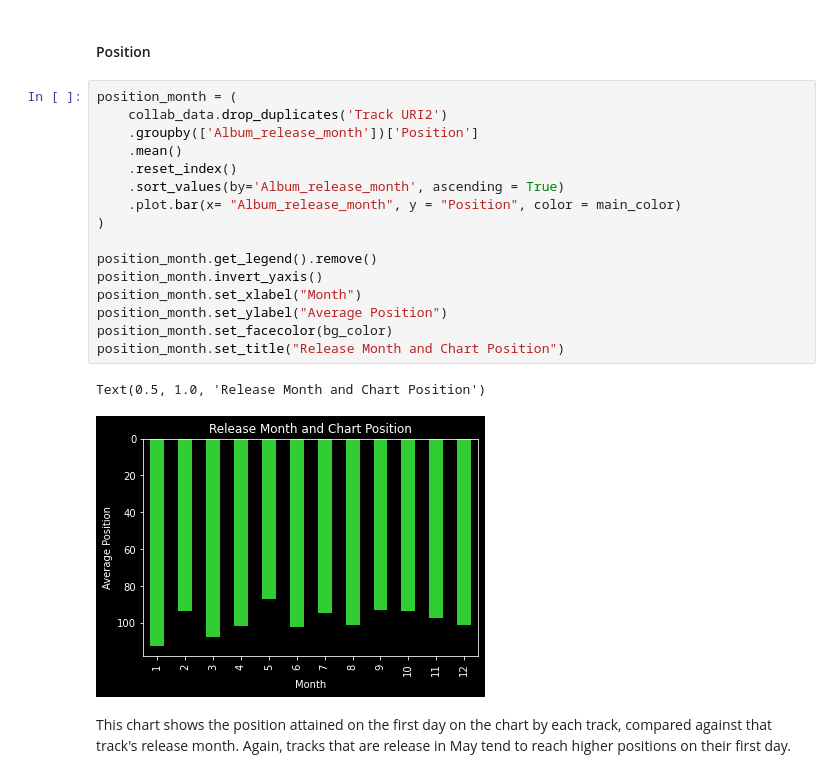
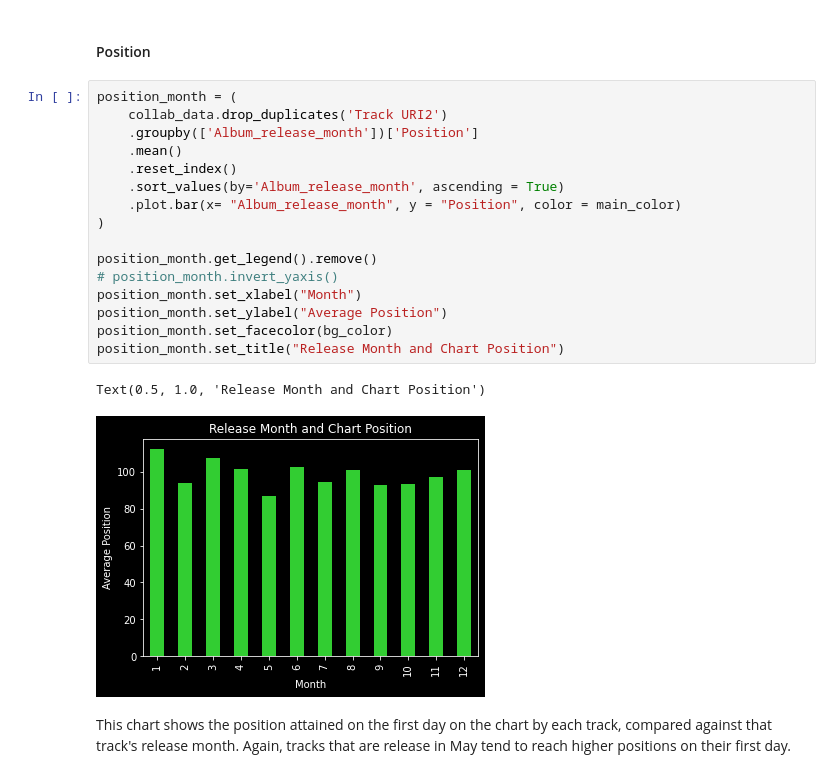
Before and after one commit to PeterGarcia95/spotify_collabs, a Jupyter notebook: Final EDA_MH.ipynb, the cells around one changed output. Drawn from its saved outputs; the diff is of its cells as text.

```diff
--- a/Final EDA_MH.ipynb
+++ b/Final EDA_MH.ipynb
@@ -853,22 +853,22 @@ This chart shows the frequency of release months for each track in the data (eac
 # %%
 position_month = (
     collab_data.drop_duplicates('Track URI2')
     .groupby(['Album_release_month'])['Position']
     .mean()
     .reset_index()
     .sort_values(by='Album_release_month', ascending = True)
     .plot.bar(x= "Album_release_month", y = "Position", color = main_color)
 )
 
 position_month.get_legend().remove()
-position_month.invert_yaxis()
+# position_month.invert_yaxis()
 position_month.set_xlabel("Month")
 position_month.set_ylabel("Average Position")
 position_month.set_facecolor(bg_color)
 position_month.set_title("Release Month and Chart Position")
 # %% [output]
 Text(0.5, 1.0, 'Release Month and Chart Position')
-[figure, old version]
+[figure, new version]
 # %% [markdown]
 This chart shows the position attained on the first day on the chart by each track, compared against that track's release month. Again, tracks that are release in May tend to reach higher positions on their first day.
 # %% [markdown]
```
Also changed, not shown: parts of 2 cells of this notebook, 1 other file.
